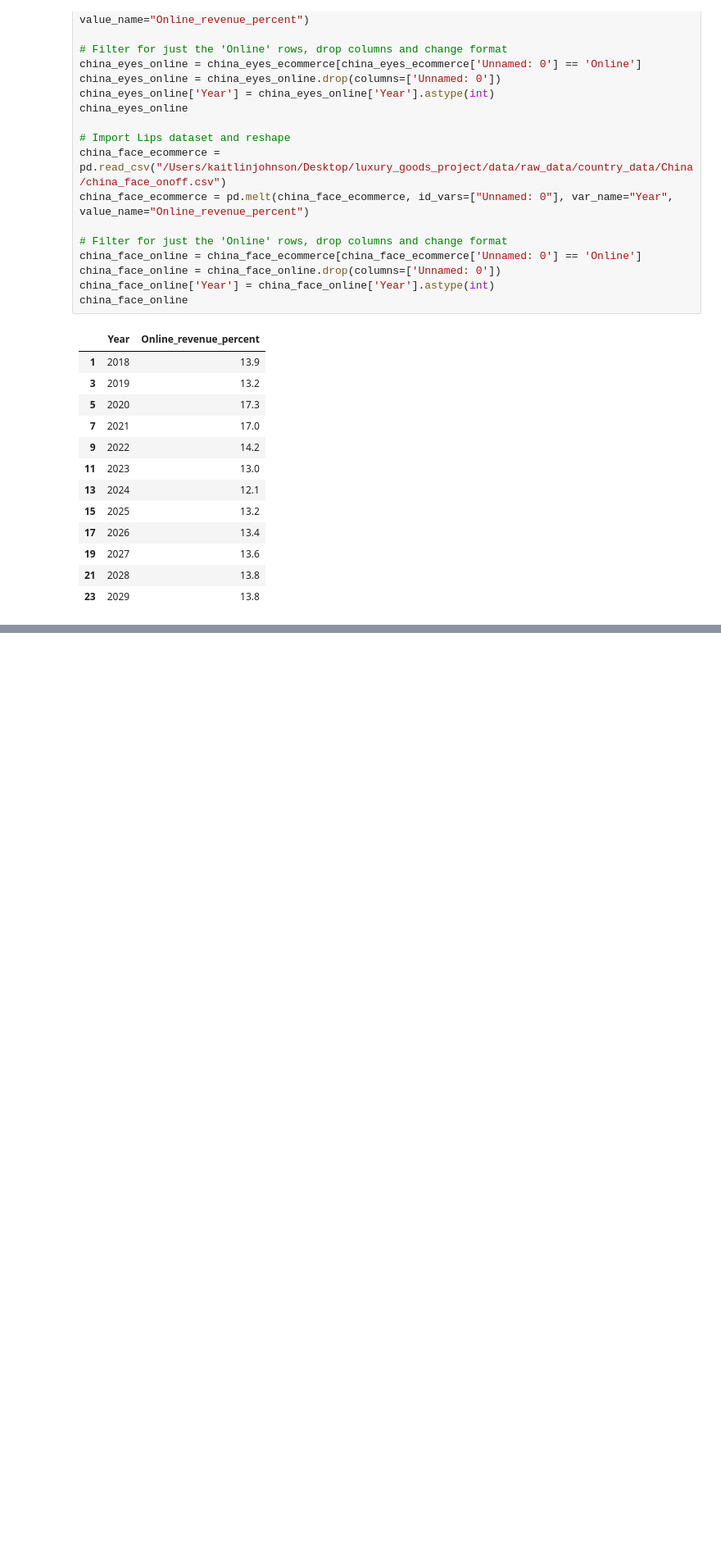
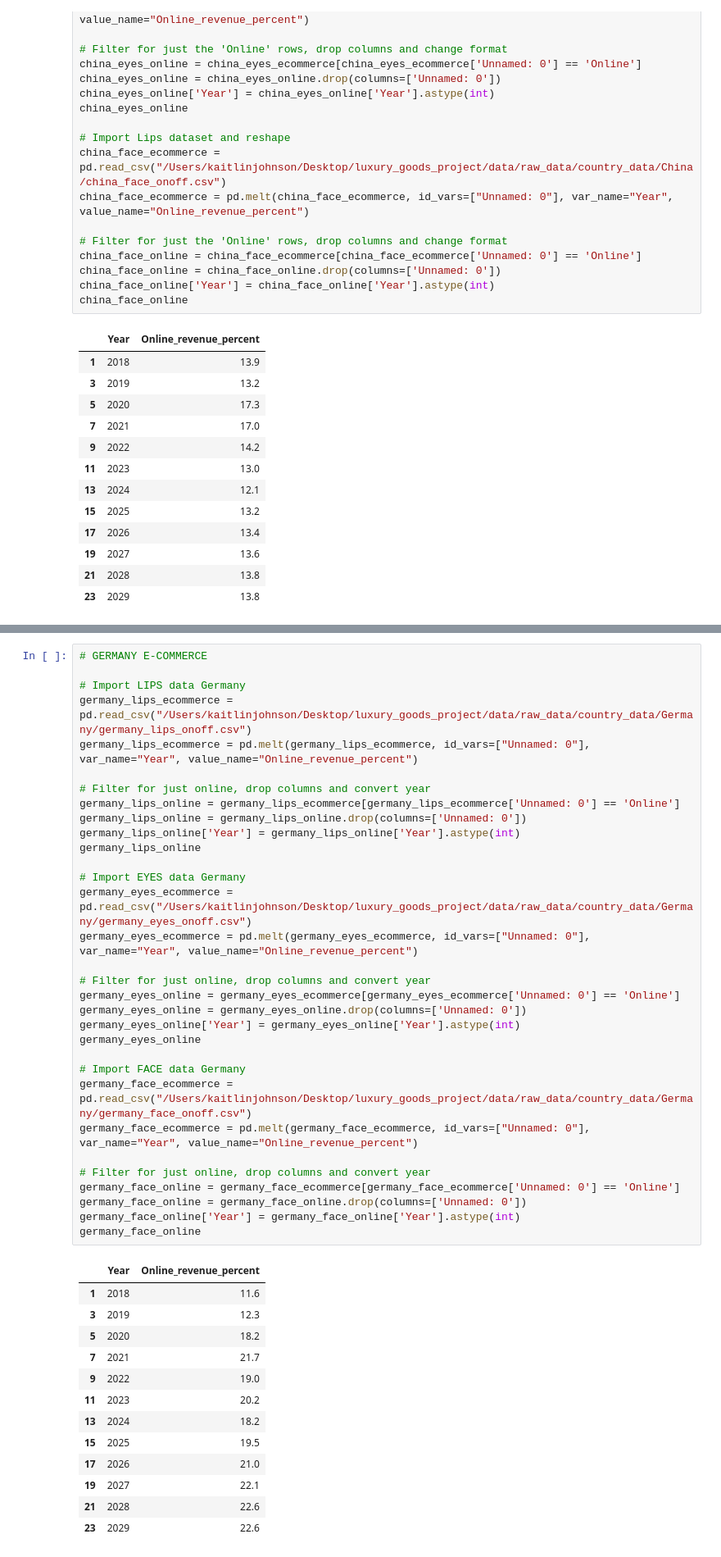
Before and after one commit to kaitlinjohnson1/Luxury_goods_project, a Jupyter notebook: code/visualisations_code.ipynb, the cells around one changed output, grey strips where cells are left out. Shown: that part at 82% size. Cells and saved outputs as stored; diff of their text form; blank space fills up the shorter version.

```diff
--- a/code/visualisations_code.ipynb
+++ b/code/visualisations_code.ipynb
@@ -708,0 +837,46 @@ china_df.head()
+# %%
+# GERMANY E-COMMERCE
+
+# Import LIPS data Germany
+germany_lips_ecommerce = pd.read_csv("/Users/kaitlinjohnson/Desktop/luxury_goods_project/data/raw_data/country_data/Germany/germany_lips_onoff.csv")
+germany_lips_ecommerce = pd.melt(germany_lips_ecommerce, id_vars=["Unnamed: 0"], var_name="Year", value_name="Online_revenue_percent")
+
+# Filter for just online, drop columns and convert year
+germany_lips_online = germany_lips_ecommerce[germany_lips_ecommerce['Unnamed: 0'] == 'Online']
+germany_lips_online = germany_lips_online.drop(columns=['Unnamed: 0'])
+germany_lips_online['Year'] = germany_lips_online['Year'].astype(int)
+germany_lips_online
+
+# Import EYES data Germany
+germany_eyes_ecommerce = pd.read_csv("/Users/kaitlinjohnson/Desktop/luxury_goods_project/data/raw_data/country_data/Germany/germany_eyes_onoff.csv")
+germany_eyes_ecommerce = pd.melt(germany_eyes_ecommerce, id_vars=["Unnamed: 0"], var_name="Year", value_name="Online_revenue_percent")
+
+# Filter for just online, drop columns and convert year
+germany_eyes_online = germany_eyes_ecommerce[germany_eyes_ecommerce['Unnamed: 0'] == 'Online']
+germany_eyes_online = germany_eyes_online.drop(columns=['Unnamed: 0'])
+germany_eyes_online['Year'] = germany_eyes_online['Year'].astype(int)
+germany_eyes_online
+
+# Import FACE data Germany
+germany_face_ecommerce = pd.read_csv("/Users/kaitlinjohnson/Desktop/luxury_goods_project/data/raw_data/country_data/Germany/germany_face_onoff.csv")
+germany_face_ecommerce = pd.melt(germany_face_ecommerce, id_vars=["Unnamed: 0"], var_name="Year", value_name="Online_revenue_percent")
+
+# Filter for just online, drop columns and convert year
+germany_face_online = germany_face_ecommerce[germany_face_ecommerce['Unnamed: 0'] == 'Online']
+germany_face_online = germany_face_online.drop(columns=['Unnamed: 0'])
+germany_face_online['Year'] = germany_face_online['Year'].astype(int)
+germany_face_online
+# %% [output]
+|  | Year | Online_revenue_percent |
+| 1 | 2018 | 11.6 |
+| 3 | 2019 | 12.3 |
+| 5 | 2020 | 18.2 |
+| 7 | 2021 | 21.7 |
+| 9 | 2022 | 19.0 |
+| 11 | 2023 | 20.2 |
+| 13 | 2024 | 18.2 |
+| 15 | 2025 | 19.5 |
+| 17 | 2026 | 21.0 |
+| 19 | 2027 | 22.1 |
+| 21 | 2028 | 22.6 |
+| 23 | 2029 | 22.6 |
```
Also changed, not shown: parts of 9 cells of this notebook, 11 other files.
